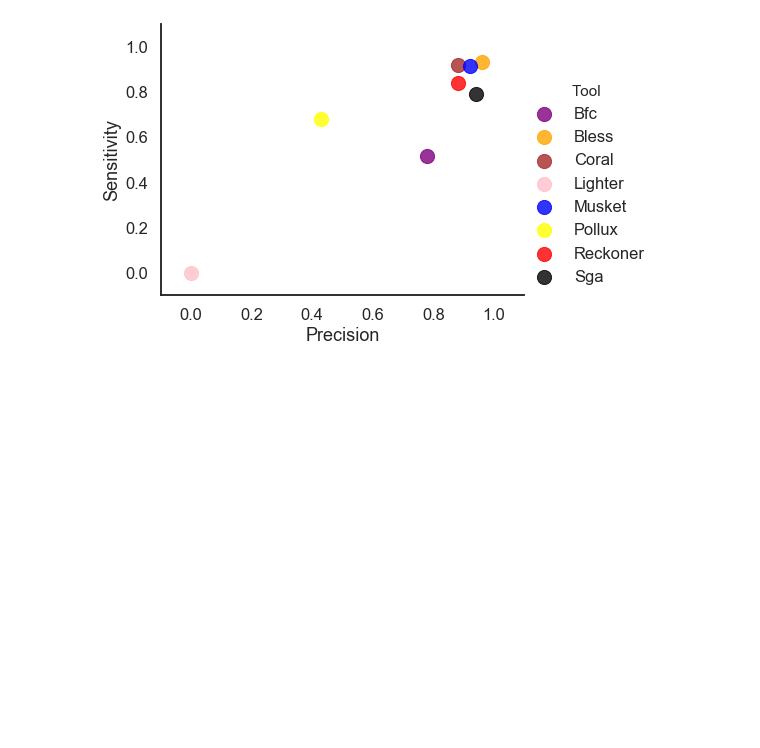
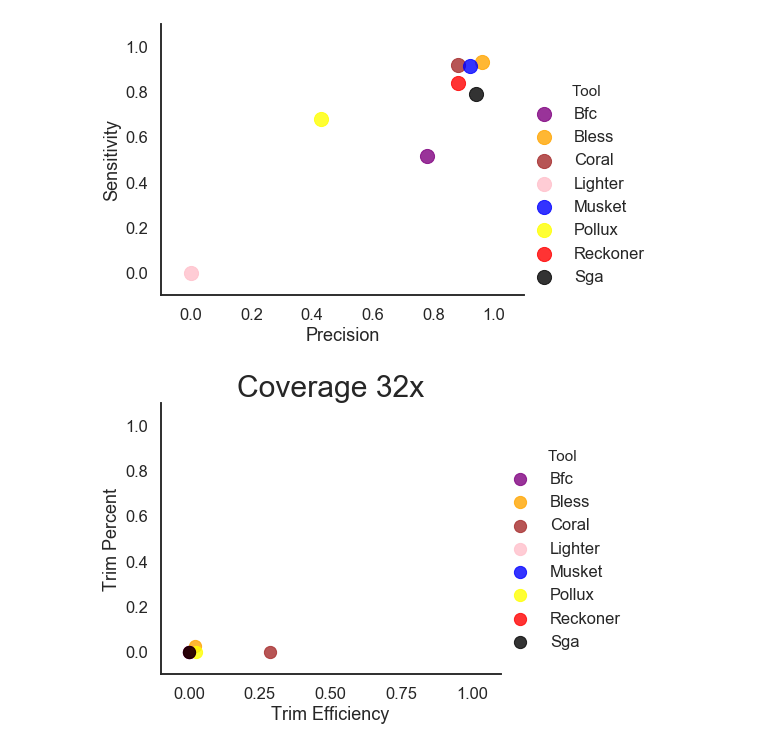
Before and after one commit to Mangul-Lab-USC/benchmarking_error_correction, a Jupyter notebook: notebooks/WGS_human.ipynb, the cells around one changed output. Saved outputs shown, nothing was run; the diff lists cells and outputs as text; code cells hidden in the pictures; blank space fills up the shorter version.

```diff
--- a/notebooks/WGS_human.ipynb
+++ b/notebooks/WGS_human.ipynb
@@ -230,3 +249,21 @@ plt.savefig("../figures/WGS_human//lmplot_Precision_vs_Sensitivity.png")
 plt.savefig("../figures/WGS_human//lmplot_Precision_vs_Sensitivity.pdf")
 # %% [output]
 [figure]
+# %%
+import matplotlib.pyplot as plt
+import seaborn as sns
+g=sns.set_style("white")
+g=sns.set_context("talk")
+g=sns.lmplot(data=data[(data['Coverage'] == 32)] , x='Trim Effeciency', y='Trim Percent', hue='Tool', palette=color_dict, fit_reg=False,aspect=1.3,scatter_kws={"s": 150})
+g.set(xlabel='Trim Efficiency', ylabel='Trim Percent')
+#plt.title(str(th)+"bp")
+#g.set(xscale="log");
+g=plt.title("Coverage 32x", fontsize=30)
+
+plt.ylim(-0.1, 1.1)
+plt.xlim(-0.1, 1.1)
+g=sns.despine()
+plt.savefig("../figures/WGS_human//lmplot_trimefficiency_vs_trimpercent.png")
+plt.savefig("../figures/WGS_human//lmplot_trimefficiency_vs_trimpercent.pdf")
+# %% [output]
+[figure, added]
```
Also changed, not shown: parts of 4 cells of this notebook, 6 other files.
